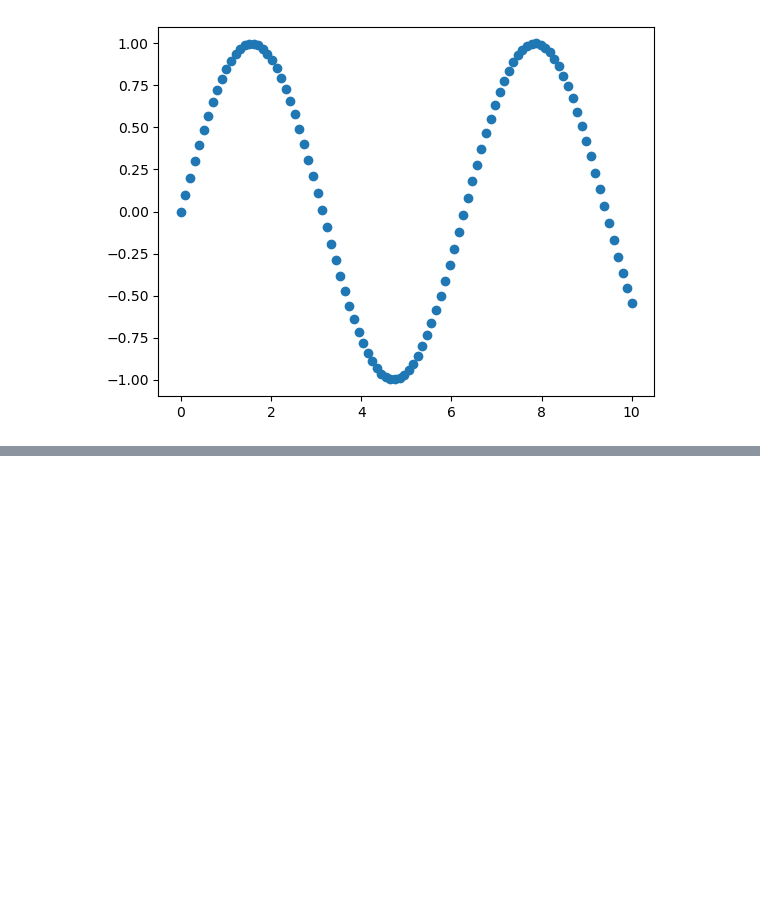
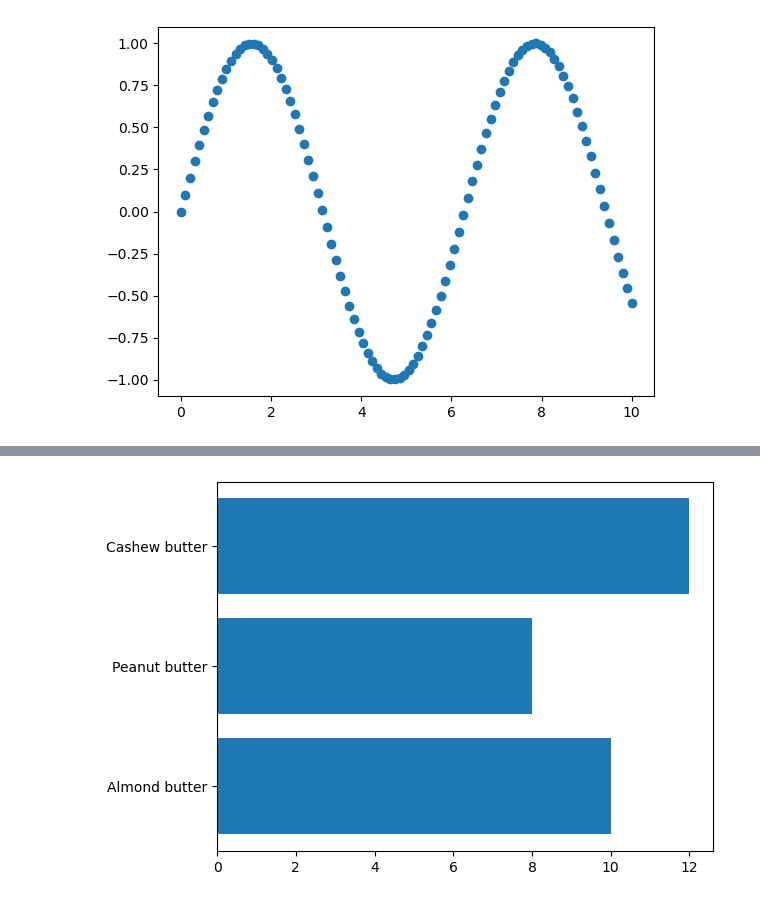
Before and after one commit to Combatd/complete_MLDataScience_bootcamp, a Jupyter notebook: introduction-to-matplotlib.ipynb, the cells around one changed output, grey strips where cells are left out. Cells and saved outputs as stored; diff of their text form; code cells hidden in the pictures; blank space fills up the shorter version.

```diff
--- a/introduction-to-matplotlib.ipynb
+++ b/introduction-to-matplotlib.ipynb
@@ -135,0 +137,6 @@ plt.show()
+# %%
+fig, ax = plt.subplots()
+ax.barh(list(nut_butter_prices.keys()), list(nut_butter_prices.values()))
+plt.show()
+# %% [output]
+[figure, added]
```
Also changed, not shown: parts of 4 cells of this notebook.
